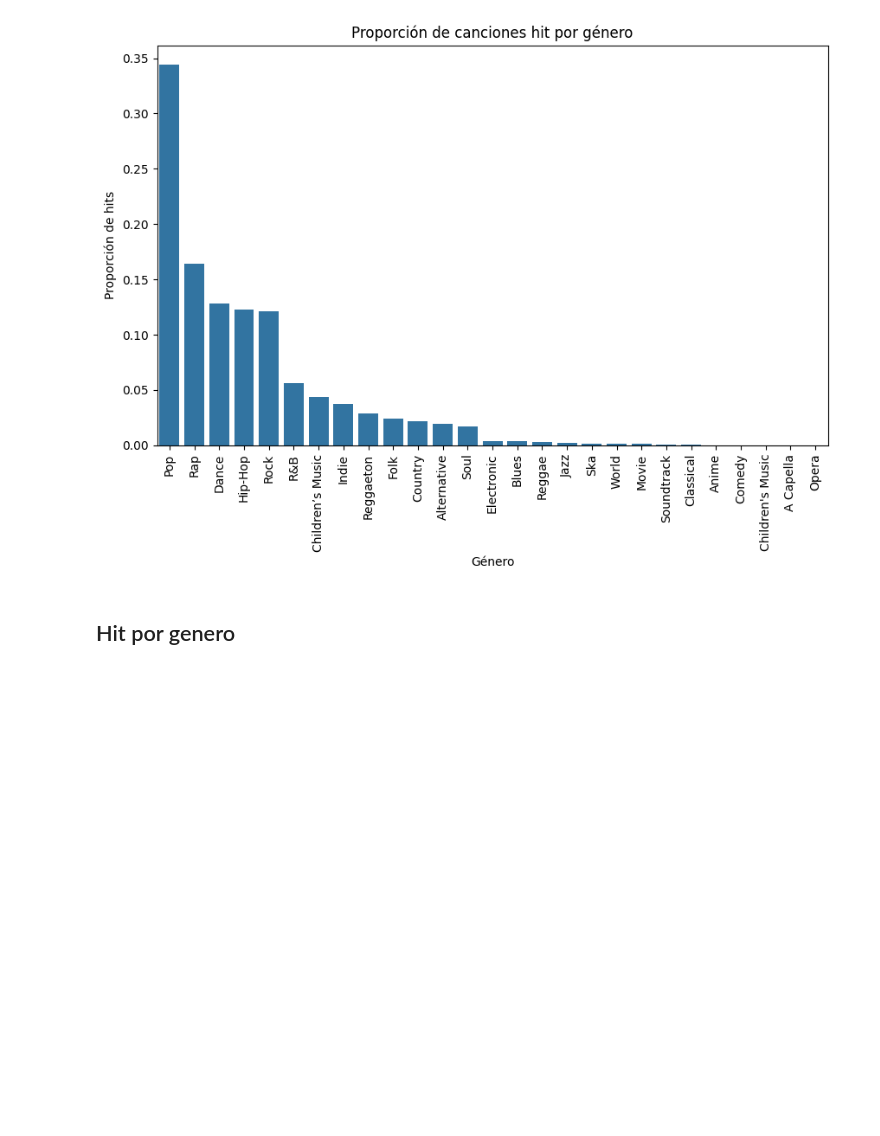
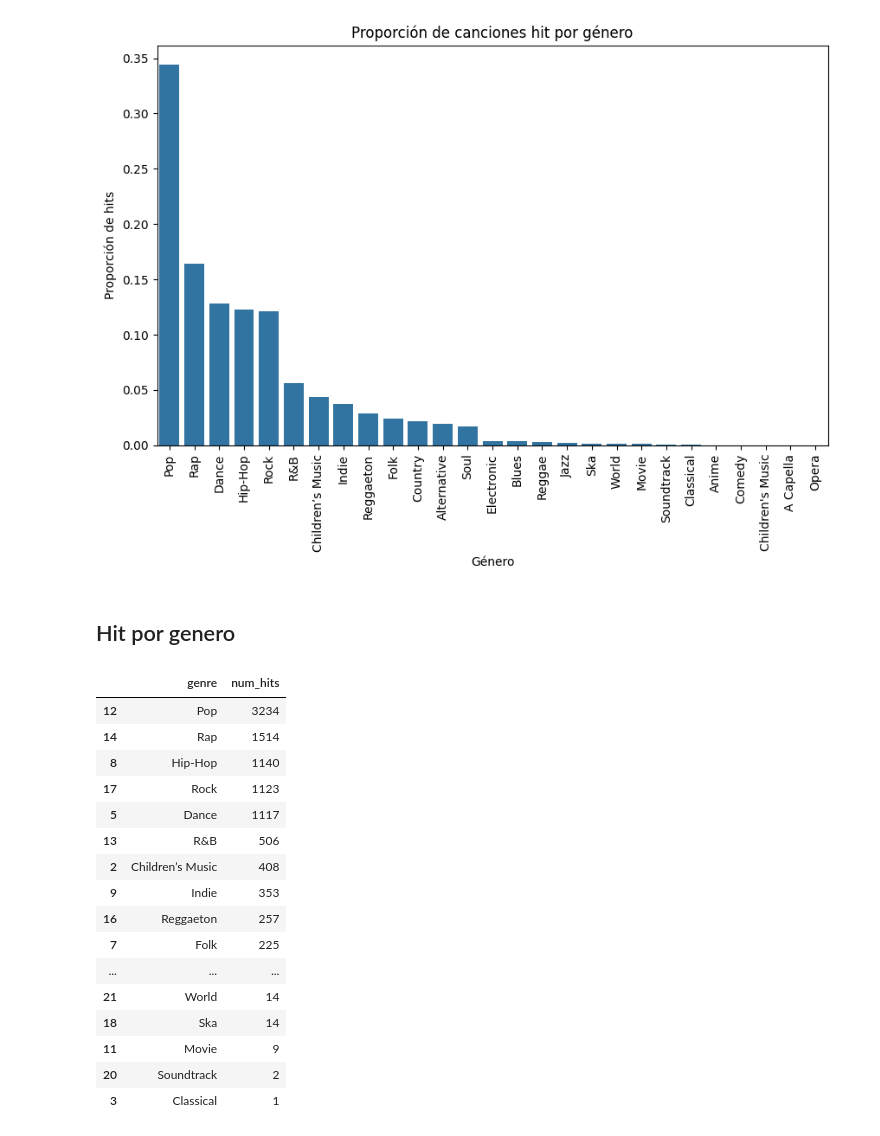
Before and after one commit to jmf-uniandes/pre-training, a Jupyter notebook: notebooks/02_eda.ipynb, the cells around one changed output. Cells and saved outputs as stored; diff of their text form; code cells hidden in the pictures; blank space fills up the shorter version.

Commit message:
add table

```diff
--- a/notebooks/02_eda.ipynb
+++ b/notebooks/02_eda.ipynb
@@ -234,3 +234,33 @@ fig = px.bar(
 )
 fig.update_layout(xaxis_tickangle=-45)
 fig.show()
+# %%
+hits_por_genero = (
+    df[df["is_hit"] == 1]
+    .groupby("genre")["is_hit"]
+    .count()
+    .reset_index()
+    .rename(columns={"is_hit": "num_hits"})
+    .sort_values("num_hits", ascending=False)
+)
+
+# Mostrar tabla
+display(hits_por_genero)
+# %% [output]
+|  | genre | num_hits |
+| 12 | Pop | 3234 |
+| 14 | Rap | 1514 |
+| 8 | Hip-Hop | 1140 |
+| 17 | Rock | 1123 |
+| 5 | Dance | 1117 |
+| 13 | R&B | 506 |
+| 2 | Children’s Music | 408 |
+| 9 | Indie | 353 |
+| 16 | Reggaeton | 257 |
+| 7 | Folk | 225 |
+| ... | ... | ... |
+| 21 | World | 14 |
+| 18 | Ska | 14 |
+| 11 | Movie | 9 |
+| 20 | Soundtrack | 2 |
+| 3 | Classical | 1 |
```
